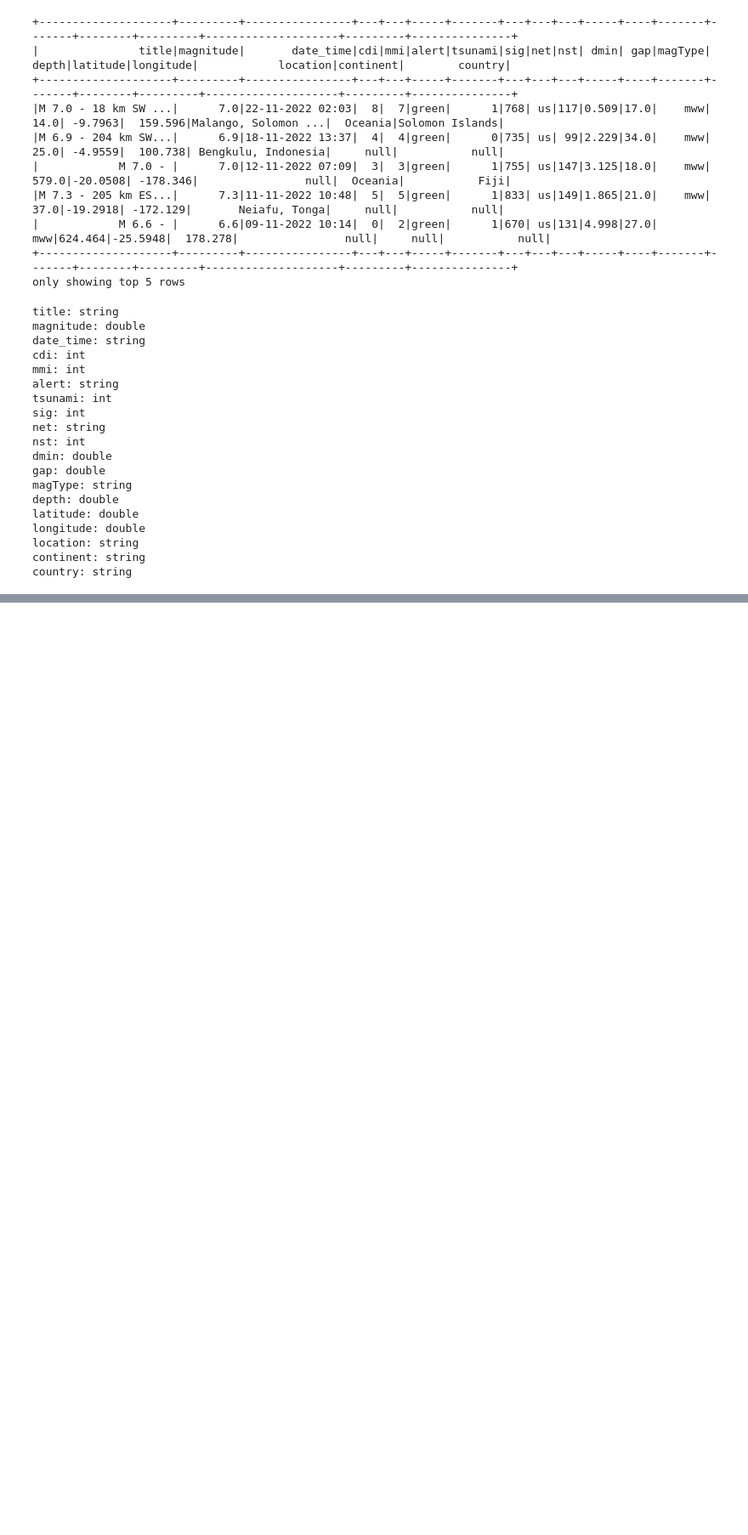
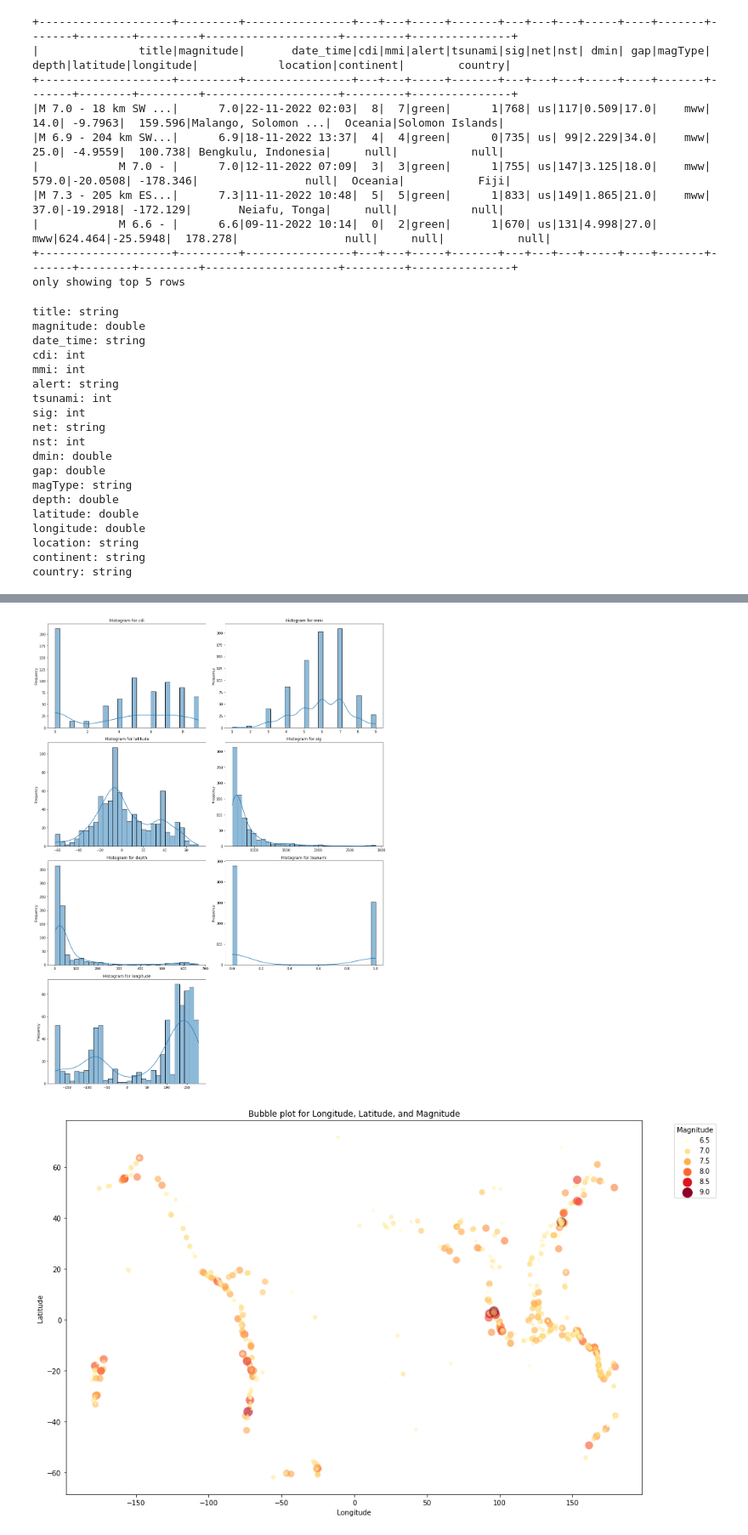
Before and after one commit to yil909/BDAS, a Jupyter notebook: Data Exploration.ipynb, the cells around one changed output, grey strips where cells are left out. Shown at 85% size. Cells and saved outputs as stored; diff of their text form; code cells hidden in the pictures; blank space fills up the shorter version.

```diff
--- a/Data Exploration.ipynb
+++ b/Data Exploration.ipynb
@@ -63,0 +91,33 @@ country: string
+# %%
+import matplotlib.pyplot as plt
+import seaborn as sns
+# Histograms
+attributes = ['cdi', 'mmi', 'latitude', 'sig', 'depth', 'tsunami', 'longitude']
+titles = ['Histogram for cdi', 'Histogram for mmi', 'Histogram for latitude', 'Histogram for sig',
+          'Histogram for depth', 'Histogram for tsunami', 'Histogram for longitude']
+
+fig, axes = plt.subplots(nrows=4, ncols=2, figsize=(15, 20))
+for ax, attr, title in zip(axes.flatten(), attributes, titles):
+    sns.histplot(df_earthquake.select(attr).rdd.flatMap(lambda x: x).collect(), ax=ax, kde=True, bins=30)
+    ax.set_title(title)
+    ax.set_ylabel('Frequency')
+fig.delaxes(axes[3, 1])
+plt.tight_layout()
+plt.show()
+
+# Bubble plot for longitude, latitude, and magnitude
+longitude = df_earthquake.select('longitude').rdd.flatMap(lambda x: x).collect()
+latitude = df_earthquake.select('latitude').rdd.flatMap(lambda x: x).collect()
+magnitude = df_earthquake.select('magnitude').rdd.flatMap(lambda x: x).collect()
+
+plt.figure(figsize=(15, 10))
+sns.scatterplot(x=longitude, y=latitude, size=magnitude, sizes=(10, 200),
+                hue=magnitude, palette='YlOrRd', alpha=0.6, edgecolor=None)
+plt.title('Bubble plot for Longitude, Latitude, and Magnitude')
+plt.xlabel('Longitude')
+plt.ylabel('Latitude')
+plt.legend(title='Magnitude', bbox_to_anchor=(1.05, 1), loc='upper left')
+plt.show()
+# %% [output]
+[figure, added]
+[figure, added]
```
Also changed, not shown: parts of 4 cells of this notebook.
